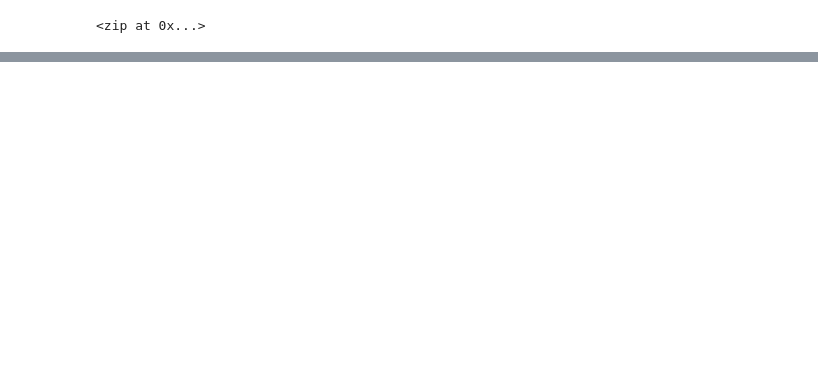
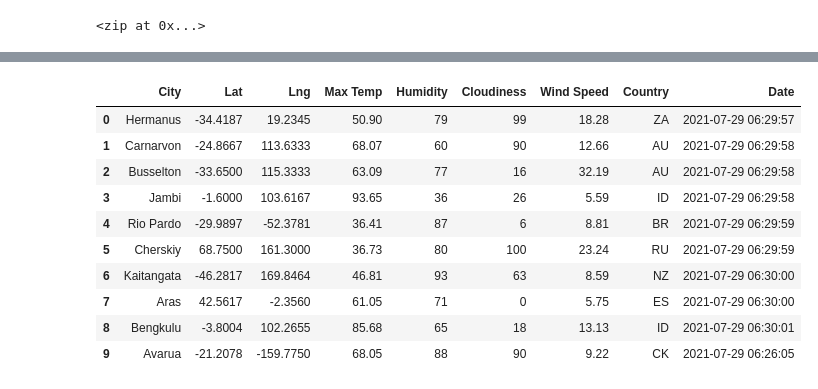
Before and after one commit to rykiprince/World_Weather_Analysis, a Jupyter notebook: WeatherPy.ipynb, the cells around one changed output, grey strips where cells are left out. Saved outputs shown, nothing was run; the diff lists cells and outputs as text; code cells hidden in the pictures; blank space fills up the shorter version.

```diff
--- a/WeatherPy.ipynb
+++ b/WeatherPy.ipynb
@@ -33,0 +119,16 @@ len(cities)
+# %%
+# Convert the array of dictionaries to a Pandas DataFrame.
+city_data_df = pd.DataFrame(city_data)
+city_data_df.head(10)
+# %% [output]
+|  | City | Lat | Lng | Max Temp | Humidity | Cloudiness | Wind Speed | Country | Date |
+| 0 | Hermanus | -34.4187 | 19.2345 | 50.90 | 79 | 99 | 18.28 | ZA | 2021-07-29 06:29:57 |
+| 1 | Carnarvon | -24.8667 | 113.6333 | 68.07 | 60 | 90 | 12.66 | AU | 2021-07-29 06:29:58 |
+| 2 | Busselton | -33.6500 | 115.3333 | 63.09 | 77 | 16 | 32.19 | AU | 2021-07-29 06:29:58 |
+| 3 | Jambi | -1.6000 | 103.6167 | 93.65 | 36 | 26 | 5.59 | ID | 2021-07-29 06:29:58 |
+| 4 | Rio Pardo | -29.9897 | -52.3781 | 36.41 | 87 | 6 | 8.81 | BR | 2021-07-29 06:29:59 |
+| 5 | Cherskiy | 68.7500 | 161.3000 | 36.73 | 80 | 100 | 23.24 | RU | 2021-07-29 06:29:59 |
+| 6 | Kaitangata | -46.2817 | 169.8464 | 46.81 | 93 | 63 | 8.59 | NZ | 2021-07-29 06:30:00 |
+| 7 | Aras | 42.5617 | -2.3560 | 61.05 | 71 | 0 | 5.75 | ES | 2021-07-29 06:30:00 |
+| 8 | Bengkulu | -3.8004 | 102.2655 | 85.68 | 65 | 18 | 13.13 | ID | 2021-07-29 06:30:01 |
+| 9 | Avarua | -21.2078 | -159.7750 | 68.05 | 88 | 90 | 9.22 | CK | 2021-07-29 06:26:05 |
```
Also changed, not shown: parts of 6 cells of this notebook, 1 other file.
